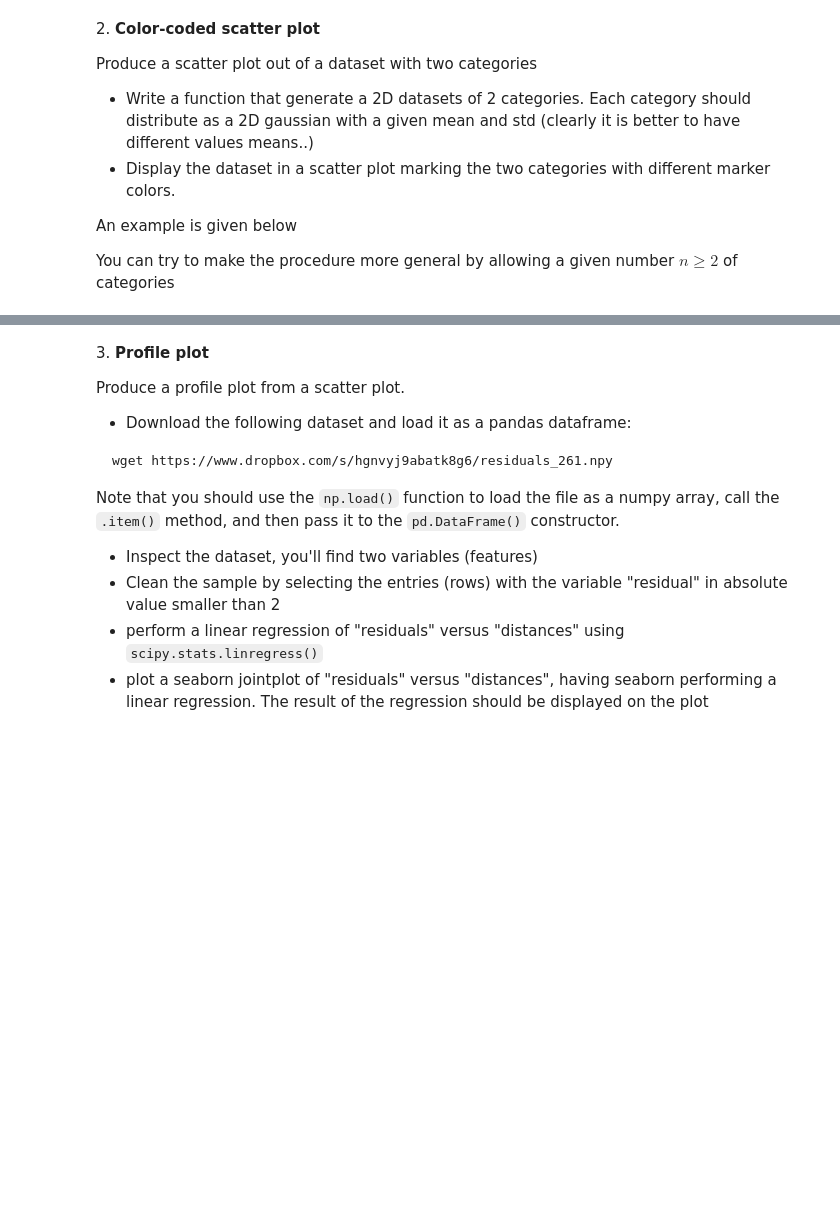
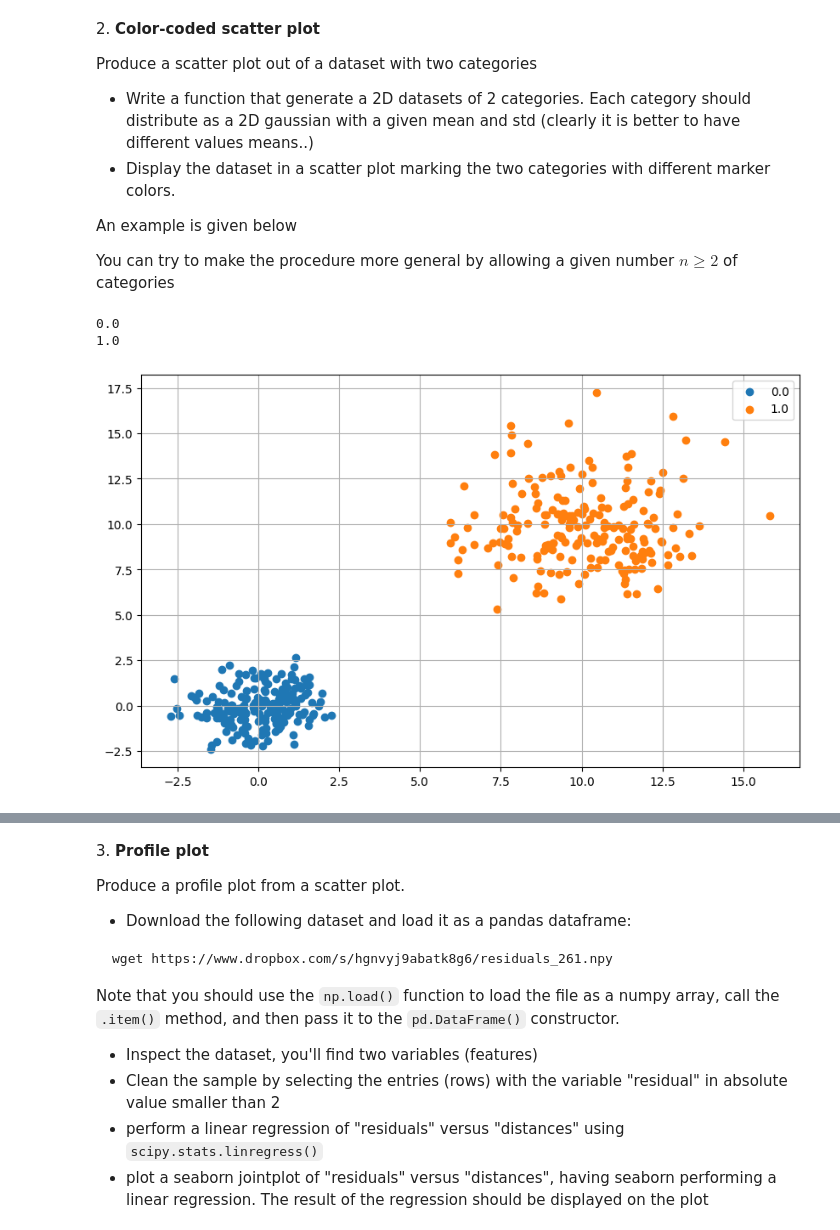
Before and after one commit to luca-dituri/LaboratoryOfComputationalPhysics_Y8, a Jupyter notebook: 07ex_Visualization.ipynb, the cells around one changed output, grey strips where cells are left out. Drawn from its saved outputs; the diff is of its cells as text; code cells hidden in the pictures; blank space fills up the shorter version.

```diff
--- a/07ex_Visualization.ipynb
+++ b/07ex_Visualization.ipynb
@@ -76,6 +76,57 @@ Produce a scatter plot out of a dataset with two categories
 An example is given below
 
 You can try to make the procedure more general by allowing a given number $n\ge 2$ of categories
+# %%
+for name,group in results.groupby("Category"):
+    print(name)
+# %% [output]
+0.0
+1.0
+# %%
+import numpy as np
+import pandas as pd
+import matplotlib.pyplot as plt
+
+sample = 200 # Samples of each category
+ncat = 2    # number of categories
+
+
+mean1 = (0,0)
+sigma1 = (1,1)
+mean2 = (10,10)
+sigma2 = (2,2)
+
+defpars = (mean1, sigma1, mean2, sigma2) # definendo parametri per n dimensioni posso far funzionare ugualmente la funzione
+
+
+
+
+def genfun(pars = defpars):
+    sigmas = pars[1::2]
+    means = pars[::2]
+    res = []
+    for idx,sig in enumerate(sigmas):
+        values = np.random.normal(means[idx],sig,(sample,2))
+        res.append(values)
+    rec = pd.DataFrame(np.array(res).reshape(-1,2),columns=["x","y"])
+    rec["Category"] = (np.arange(ncat).reshape(-1,1)*np.ones(sample)).flatten()
+    return rec
+
+results = genfun(defpars)
+
+def scatterdf(dataf = results ):
+    fig,ax = plt.subplots(figsize=(10, 6))
+    for name, group in dataf.groupby("Category"):
+
+        x = group["x"].values
+        y = group["y"].values
+        ax.scatter(x,y,label=name)
+    ax.grid()
+    ax.legend()
+
+scatterdf(results)
+# %% [output]
+[figure, added]
 # %%
 ! wget https://www.dropbox.com/s/u4y3k4kk5tc7j46/two_categories_scatter_plot.png
 from IPython.display import Image
```
Also changed, not shown: parts of 5 cells of this notebook, 4 other files.
